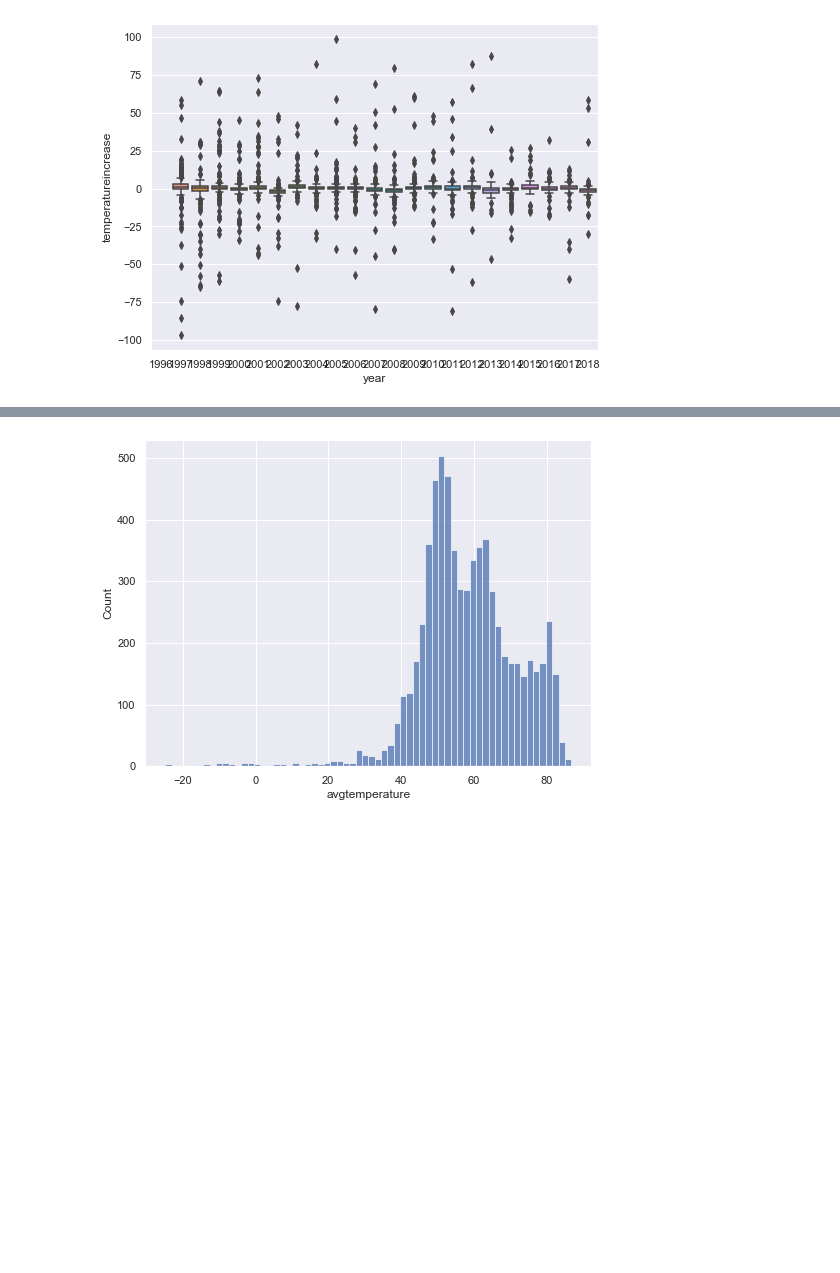
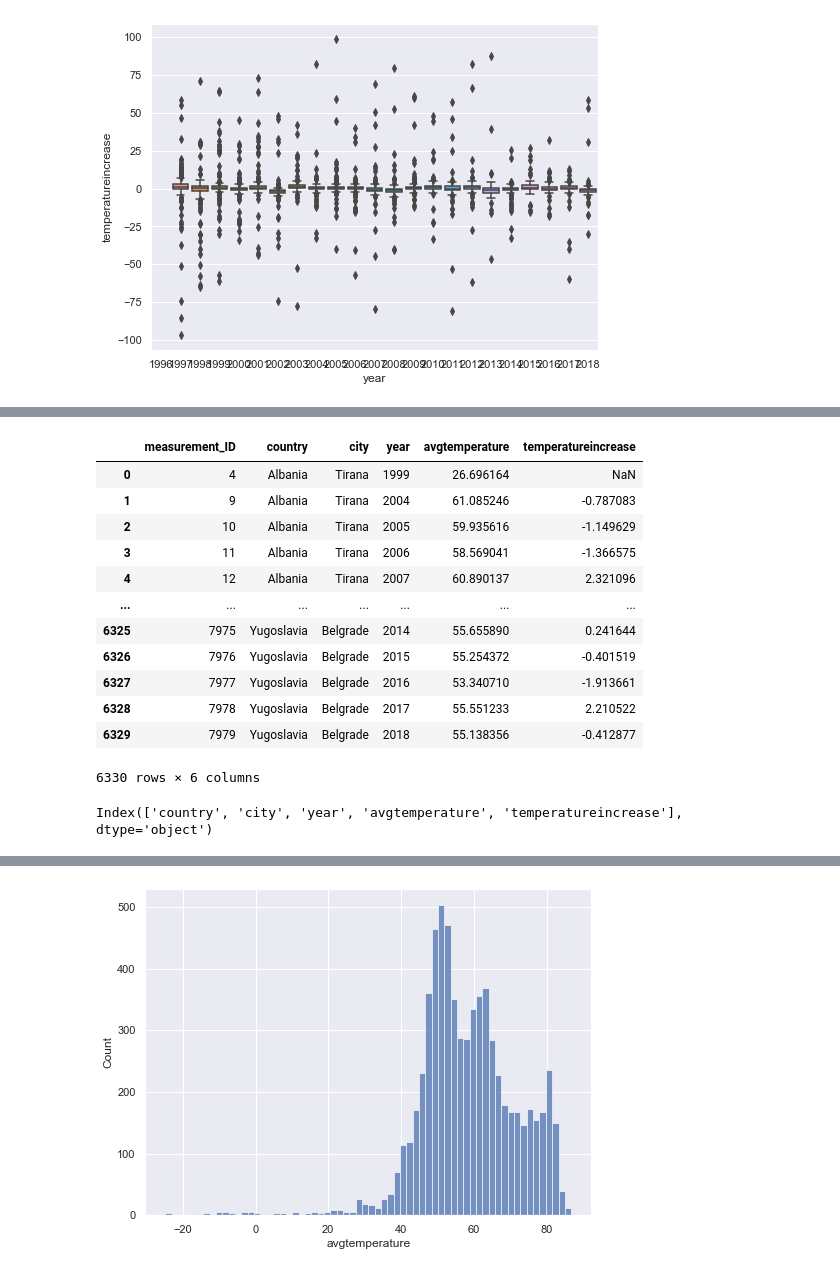
Before and after one commit to ferdi-leube/RNCP_Project, a Jupyter notebook: cleaning_code.ipynb, the cells around one changed output, grey strips where cells are left out. Cells and saved outputs as stored; diff of their text form; code cells hidden in the pictures; blank space fills up the shorter version.

```diff
--- a/cleaning_code.ipynb
+++ b/cleaning_code.ipynb
@@ -375,0 +394,20 @@ filtered
+# %%
+temperature_increase
+# %% [output]
+|  | measurement_ID | country | city | year | avgtemperature | temperatureincrease |
+| 0 | 4 | Albania | Tirana | 1999 | 26.696164 | NaN |
+| 1 | 9 | Albania | Tirana | 2004 | 61.085246 | -0.787083 |
+| 2 | 10 | Albania | Tirana | 2005 | 59.935616 | -1.149629 |
+| 3 | 11 | Albania | Tirana | 2006 | 58.569041 | -1.366575 |
+| 4 | 12 | Albania | Tirana | 2007 | 60.890137 | 2.321096 |
+| ... | ... | ... | ... | ... | ... | ... |
+| 6325 | 7975 | Yugoslavia | Belgrade | 2014 | 55.655890 | 0.241644 |
+| 6326 | 7976 | Yugoslavia | Belgrade | 2015 | 55.254372 | -0.401519 |
+| 6327 | 7977 | Yugoslavia | Belgrade | 2016 | 53.340710 | -1.913661 |
+| 6328 | 7978 | Yugoslavia | Belgrade | 2017 | 55.551233 | 2.210522 |
+| 6329 | 7979 | Yugoslavia | Belgrade | 2018 | 55.138356 | -0.412877 |
+6330 rows × 6 columns
+# %%
+temperature_increase.columns
+# %% [output]
+Index(['country', 'city', 'year', 'avgtemperature', 'temperatureincrease'], dtype='object')
```
Also changed, not shown: parts of 18 cells of this notebook, 3 other files.
